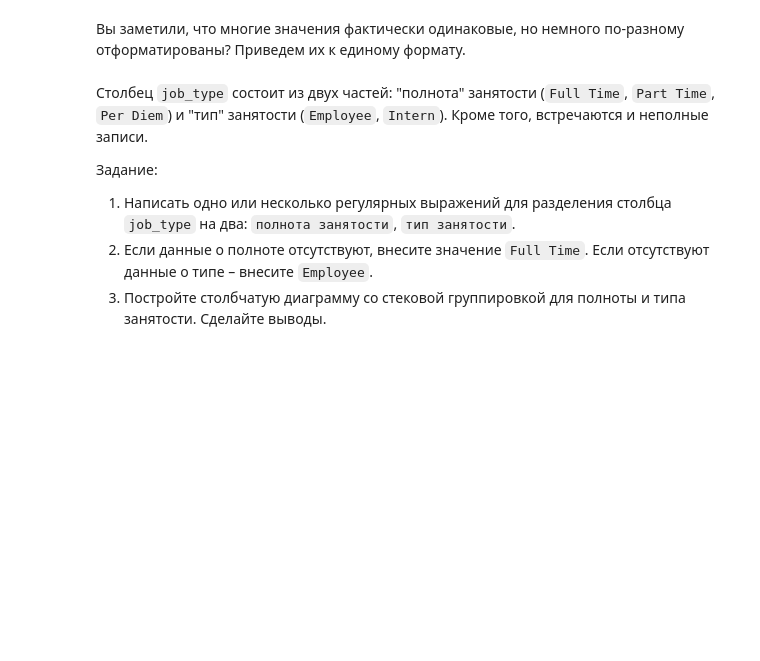
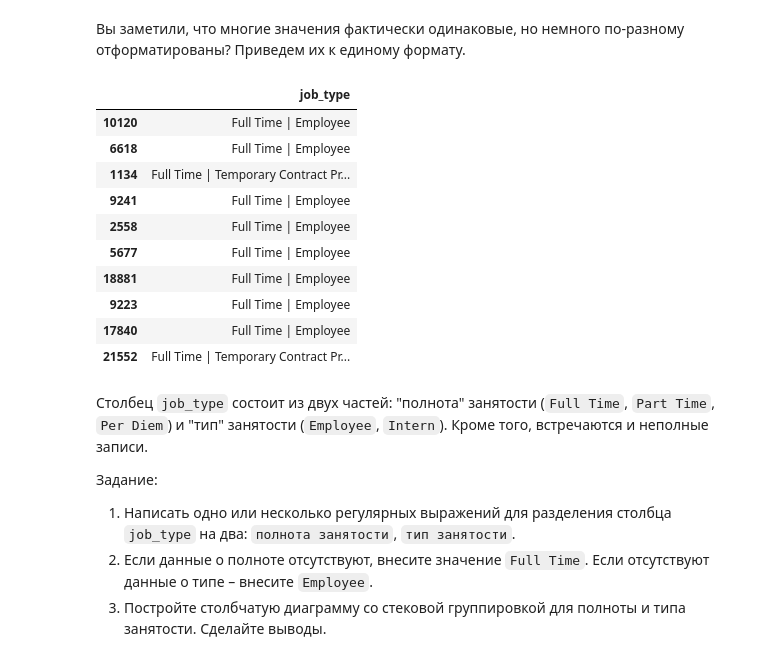
Before and after one commit to AndronIxI/cpp, a Jupyter notebook: labs/Лаба1_МЕВД_Сорокин.ipynb, the cells around one changed output. Cells and saved outputs as stored; diff of their text form; code cells hidden in the pictures; blank space fills up the shorter version.

```diff
--- a/labs/Лаба1_МЕВД_Сорокин.ipynb
+++ b/labs/Лаба1_МЕВД_Сорокин.ipynb
@@ -676,3 +689,53 @@ display(sorted_salary.head(50))
+# %%
+def normalize_job_type(value):
+  if pd.isna(value):
+      return 'Full Time | Employee'
+  val = value.strip().lower()
+  value = ''
+
+  if 'part time' in val:
+      value += 'Part Time |'
+  elif 'per diem' in val:
+      value += 'Per Diem |'
+  else:
+      value += 'Full Time |'
+
+  bol = 0
+  if 'temporary' in val:
+      value += ' Temporary'
+      bol = 1
+  if 'contract' in val:
+      value += ' Contract'
+      bol = 1
+  if 'project' in val:
+      value += ' Project'
+      bol = 1
+  if 'intern' in val:
+      value += ' Intern'
+      bol = 1
+  if 'seasonal' in val:
+      value += ' Seasonal'
+      bol = 1
+  if ('employee' in val) or (bol == 0):
+      value += ' Employee'
+
+  return value
+
+sorted_types = pd.DataFrame()
+sorted_types['job_type'] = df['job_type'].apply(normalize_job_type)
+display(sorted_types.sample(10))
+# %% [output]
+|  | job_type |
+| 10120 | Full Time | Employee |
+| 6618 | Full Time | Employee |
+| 1134 | Full Time | Temporary Contract Pr... |
+| 9241 | Full Time | Employee |
+| 2558 | Full Time | Employee |
+| 5677 | Full Time | Employee |
+| 18881 | Full Time | Employee |
+| 9223 | Full Time | Employee |
+| 17840 | Full Time | Employee |
+| 21552 | Full Time | Temporary Contract Pr... |
 # %% [markdown]
 Столбец `job_type` состоит из двух частей: "полнота" занятости (`Full Time`, `Part Time`, `Per Diem`) и "тип" занятости (`Employee`, `Intern`). Кроме того, встречаются и неполные записи.
 
```
Also changed, not shown: parts of 6 cells of this notebook.
